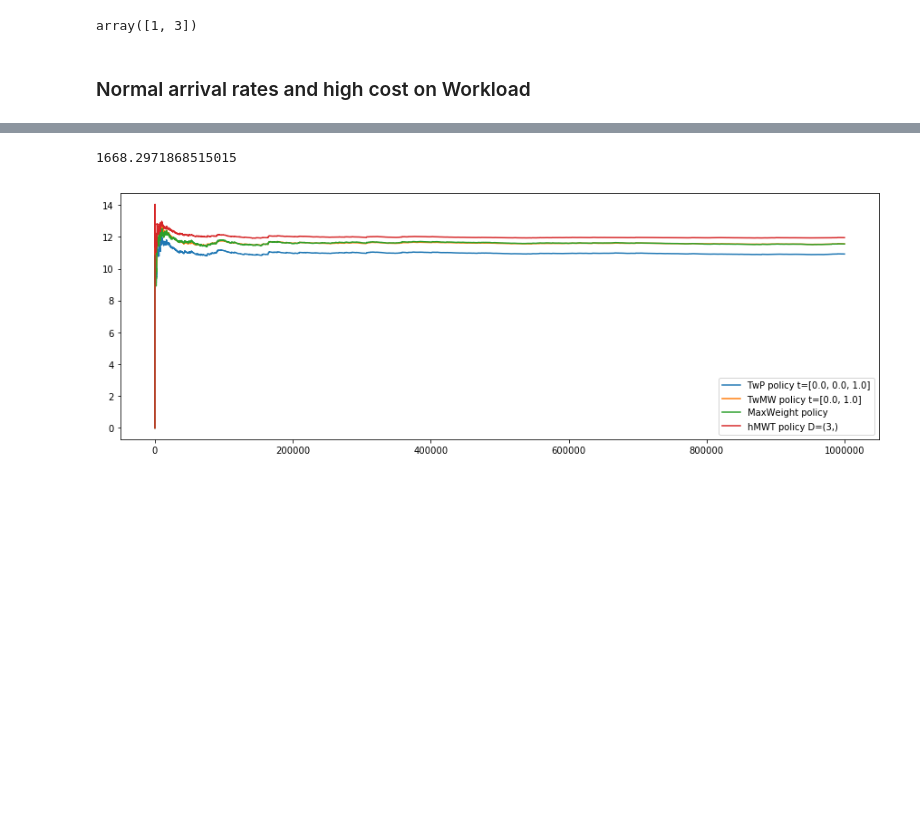
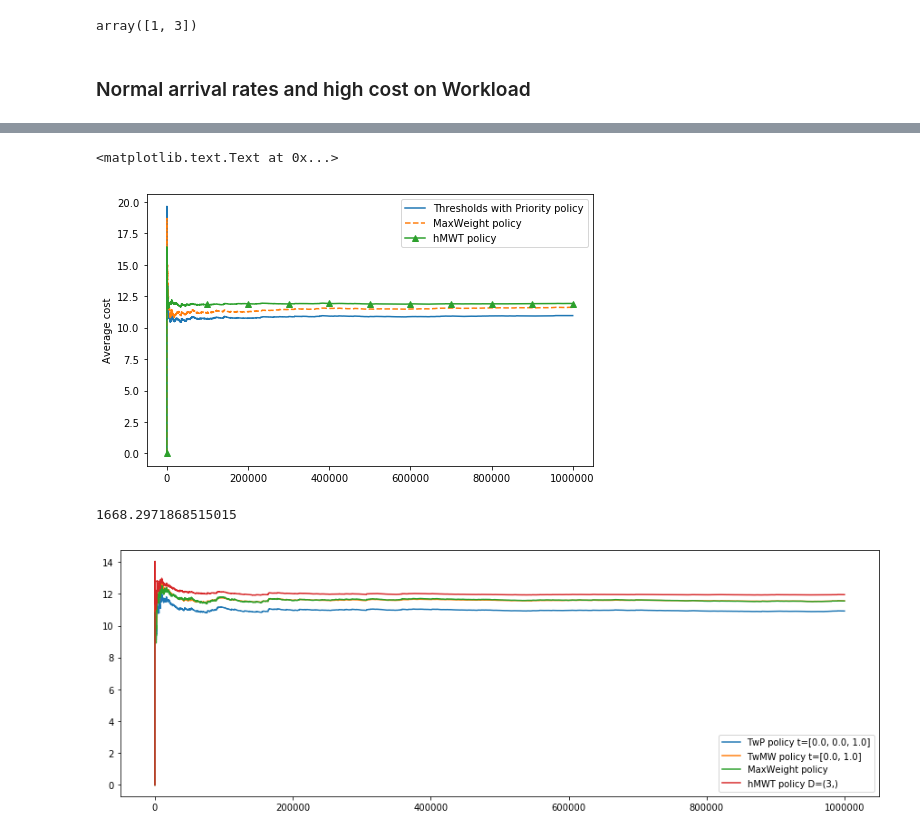
Before and after one commit to ArnaudCadas/DynamicMatchingModel, a Jupyter notebook: TestPolicies.ipynb, the cells around one changed output, grey strips where cells are left out. Drawn from its saved outputs; the diff is of its cells as text; code cells hidden in the pictures; blank space fills up the shorter version.

```diff
--- a/TestPolicies.ipynb
+++ b/TestPolicies.ipynb
@@ -963,3 +977,16 @@ t = test_model.run(1000,P,plot=True)
+# %%
+
+nb_iter=1000000
+costs_traj = c[0]
+plt.figure(figsize=(8,5))
+linestyles = ['-', '--', '-^', ':']
+for p, policy in enumerate(P):
+    plt.plot(costs_traj[p],linestyles[p],label=str(policy),markevery=int(nb_iter/10.))
+plt.legend(loc='best')
+plt.ylabel('Average cost')
+# %% [output]
+<matplotlib.text.Text at 0x...>
+[figure, added]
 # %%
 t = time.time()
 N = 1000000
```
Also changed, not shown: parts of 8 cells of this notebook.
